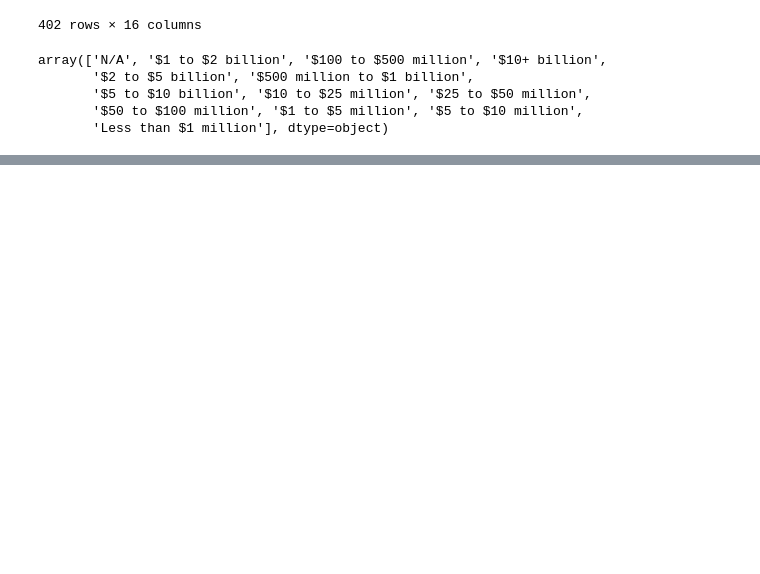
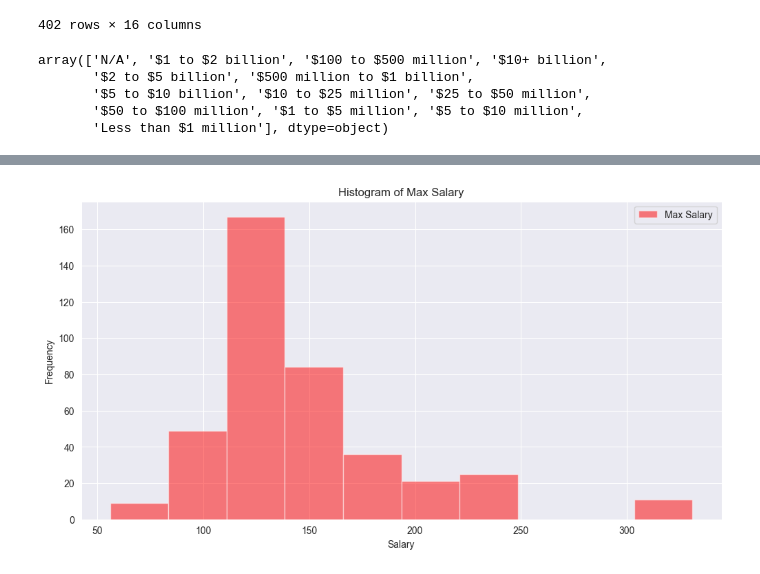
Before and after one commit to KishanYern/Data-Science-Project, a Jupyter notebook: computer_jobs.ipynb, the cells around one changed output, grey strips where cells are left out. Saved outputs shown, nothing was run; the diff lists cells and outputs as text; code cells hidden in the pictures; blank space fills up the shorter version.

```diff
--- a/computer_jobs.ipynb
+++ b/computer_jobs.ipynb
@@ -220,0 +251,9 @@ array(['Nonprofit Organization', 'Company - Public',
+# %%
+plt.hist(df['Max Salary'], bins=10, alpha=0.5, label='Max Salary', color='red')
+plt.xlabel('Salary')
+plt.ylabel('Frequency')
+plt.title('Histogram of Max Salary')
+plt.legend()
+plt.show() #histogram of max salary
+# %% [output]
+[figure, added]
```
Also changed, not shown: parts of 15 cells of this notebook.
